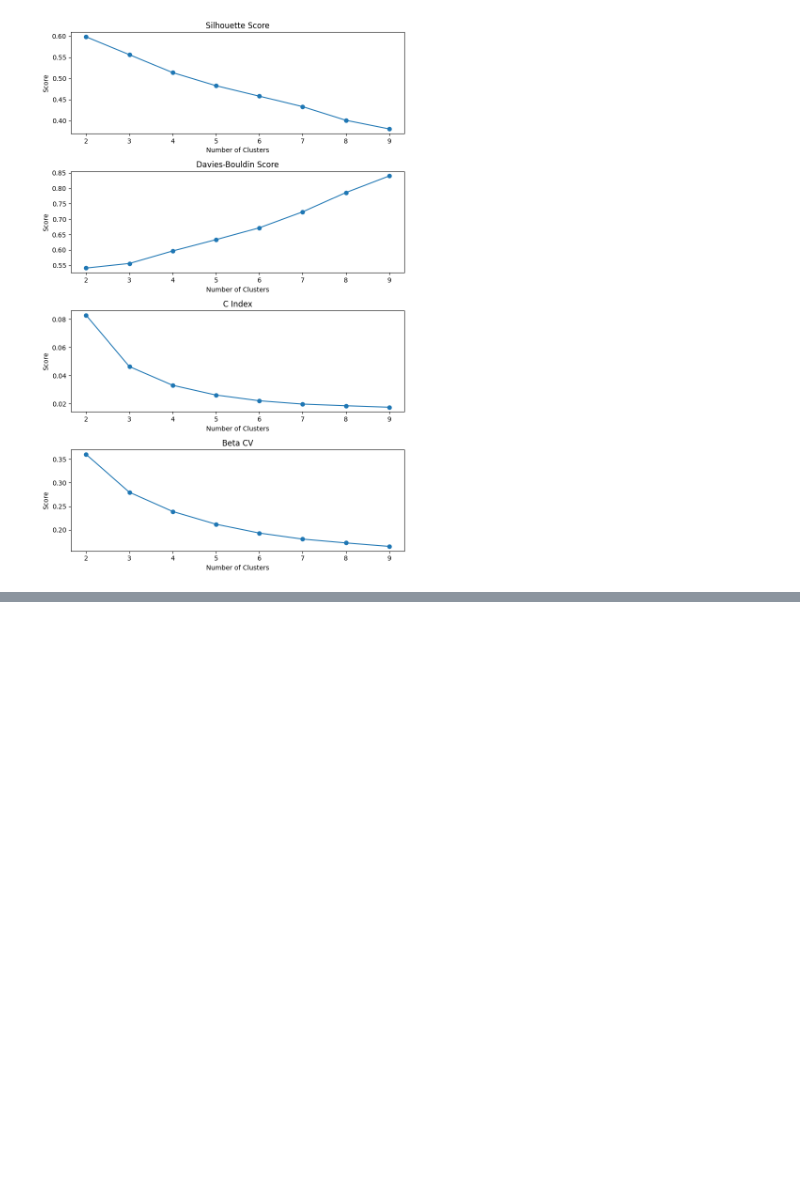
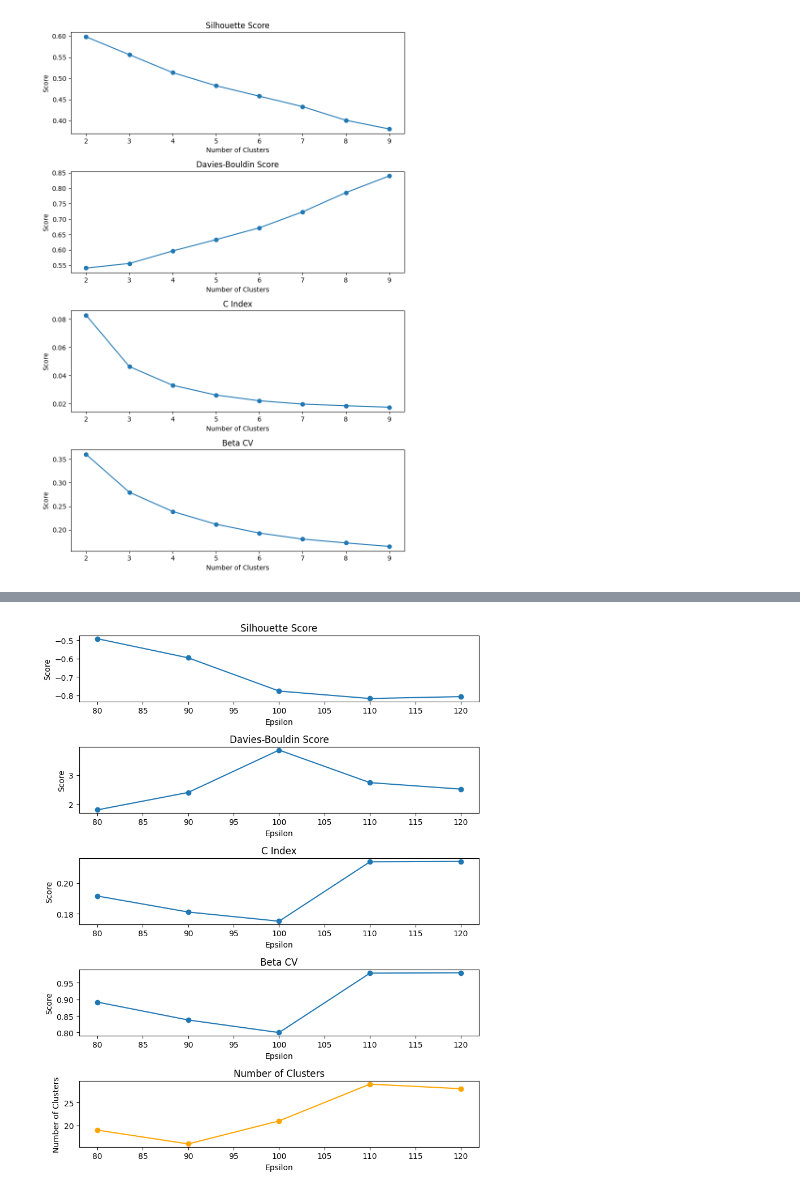
Before and after one commit to JuanDeutsch/DataSheets, a Jupyter notebook: Proyecto1/proyecto1 copy.ipynb, the cells around one changed output, grey strips where cells are left out. Drawn from its saved outputs; the diff is of its cells as text; code cells hidden in the pictures; blank space fills up the shorter version.

```diff
--- a/Proyecto1/proyecto1 copy.ipynb
+++ b/Proyecto1/proyecto1 copy.ipynb
@@ -584 +679,67 @@ cluster_analysis(cdf_normalized)
+# %%
+import pandas as pd
+from sklearn.cluster import DBSCAN
+from sklearn import metrics
+import matplotlib.pyplot as plt
+
+def cluster_analysis(df):
+
+    eps_values = [80, 90, 100, 110, 120]  # Valores de epsilon para probar
+    min_samples = 3  # Número mínimo de muestras para DBSCAN
+
+    silhouette_scores = []
+    db_scores = []
+    cIndex_scores = []
+    betaCV_scores = []
+    cluster_counts = []  # Lista para almacenar la cantidad de clusters encontrados en cada iteración de epsilon
+
+    for eps in eps_values:
+        dbscan = DBSCAN(eps=eps, min_samples=min_samples)
+        dbscan_labels = dbscan.fit_predict(df)
+
+        # Contar la cantidad de clusters encontrados
+        unique_clusters = len(set(dbscan_labels)) - (1 if -1 in dbscan_labels else 0)  # Excluir el cluster de ruido (-1)
+        cluster_counts.append(unique_clusters)
+
+        # Calcular las métricas para DBSCAN
+        silhouette_scores.append(metrics.silhouette_score(df, dbscan_labels))
+        db_scores.append(metrics.davies_bouldin_score(df, dbscan_labels))
+        cIndex_scores.append(getCIndex(df, dbscan_labels))
+        betaCV_scores.append(getBetaCV(df, dbscan_labels))
+
+    # Crear gráficos para cada métrica
+    fig, axs = plt.subplots(5, 1, figsize=(8, 10))
+
+    axs[0].plot(eps_values, silhouette_scores, marker='o')
+    axs[0].set_title('Silhouette Score')
+    axs[0].set_xlabel('Epsilon')
+    axs[0].set_ylabel('Score')
+
+    axs[1].plot(eps_values, db_scores, marker='o')
+    axs[1].set_title('Davies-Bouldin Score')
+    axs[1].set_xlabel('Epsilon')
+    axs[1].set_ylabel('Score')
+
+    axs[2].plot(eps_values, cIndex_scores, marker='o')
+    axs[2].set_title('C Index')
+    axs[2].set_xlabel('Epsilon')
+    axs[2].set_ylabel('Score')
+
+    axs[3].plot(eps_values, betaCV_scores, marker='o')
+    axs[3].set_title('Beta CV')
+    axs[3].set_xlabel('Epsilon')
+    axs[3].set_ylabel('Score')
+
+    axs[4].plot(eps_values, cluster_counts, marker='o', color='orange')
+    axs[4].set_title('Number of Clusters')
+    axs[4].set_xlabel('Epsilon')
+    axs[4].set_ylabel('Number of Clusters')
+
+    plt.tight_layout()
+    plt.show()
+
+# Llamar a la función para realizar el análisis de clusterización
+cluster_analysis(cdf_normalized)
+# %% [output]
+[figure, added]
 # %%
```
Also changed, not shown: parts of 4 cells of this notebook.
